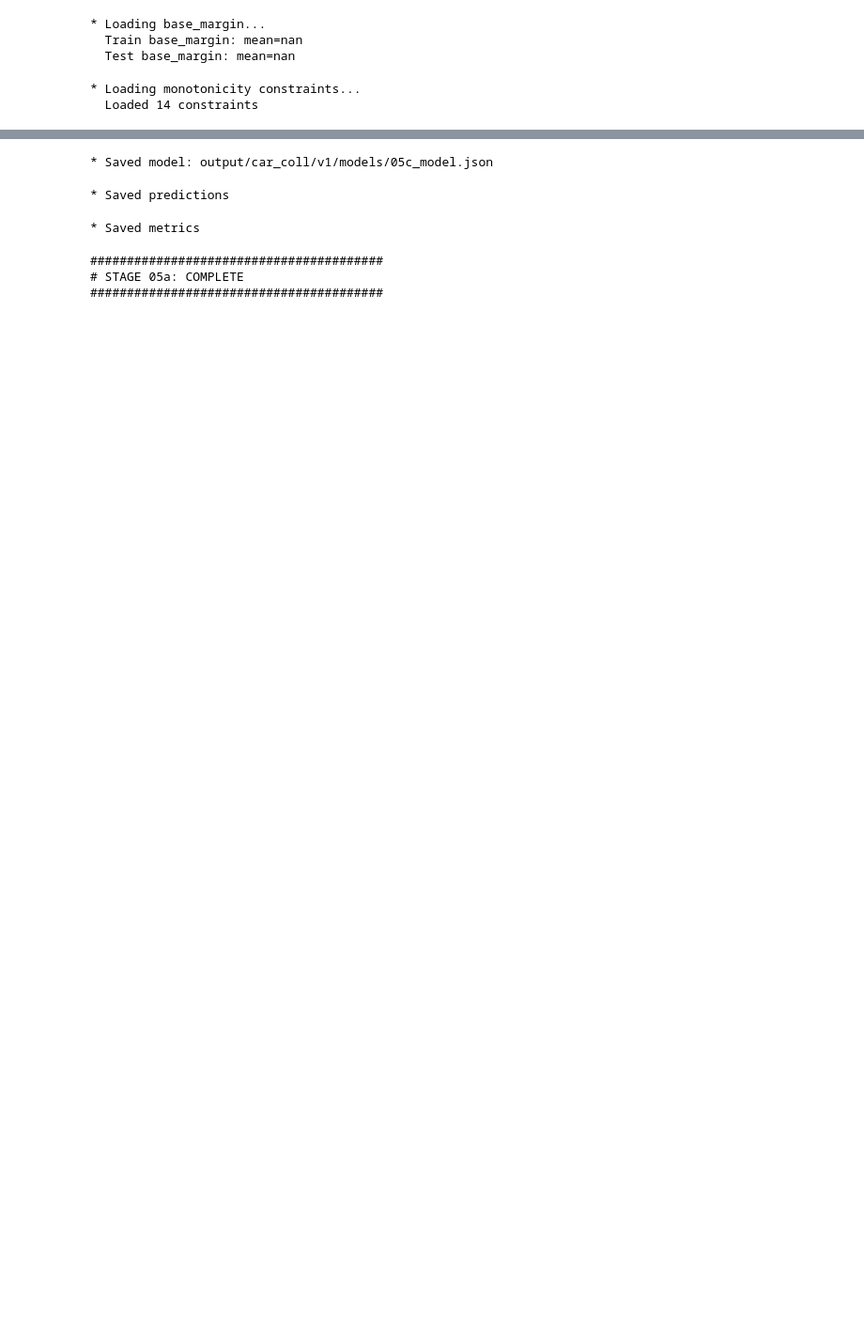
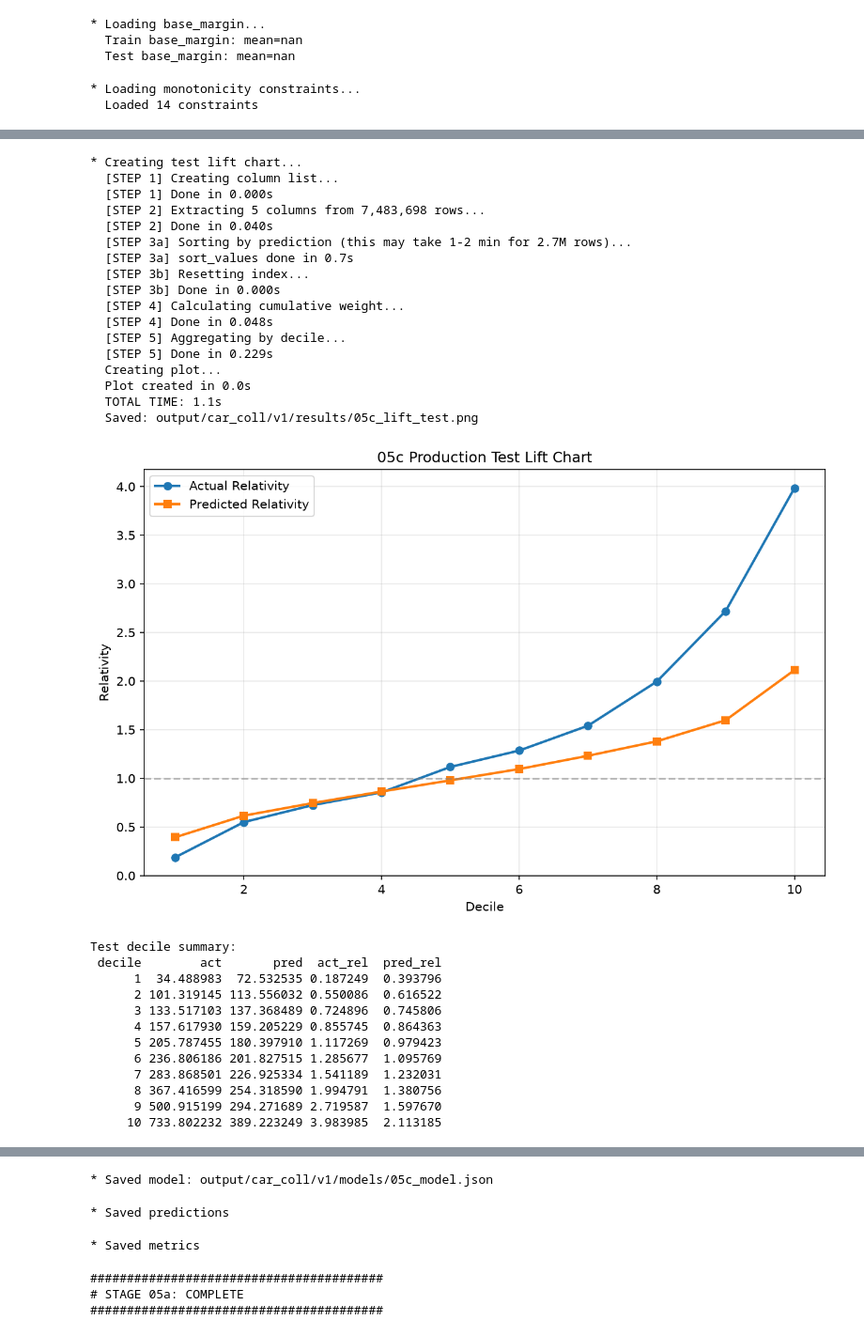
Before and after one commit to axspinnacle/26Dmodelv1, a Jupyter notebook: output/car_coll/v1/notebooks/05c_production.ipynb, the cells around one changed output, grey strips where cells are left out. Shown at 94% size. Cells and saved outputs as stored; diff of their text form; code cells hidden in the pictures; blank space fills up the shorter version.

```diff
--- a/output/car_coll/v1/notebooks/05c_production.ipynb
+++ b/output/car_coll/v1/notebooks/05c_production.ipynb
@@ -206,0 +283,49 @@ print(f"  Test MAE: {mae_test:.4f}, RMSE: {rmse_test:.4f}")
+# %%
+# Test lift chart
+print(f'\n* Creating test lift chart...')
+fig_test, table_test = create_lift_chart(
+    test_orig,
+    exposure,
+    bins=10,
+    title='05c Production Test Lift Chart'
+)
+
+chart_file = f'{output_base}/results/05c_lift_test.png'
+fig_test.savefig(chart_file, dpi=150, bbox_inches='tight')
+plt.close(fig_test)
+print(f'  Saved: {chart_file}')
+
+display(Image(chart_file))
+print('\nTest decile summary:')
+print(table_test[['decile', 'act', 'pred', 'act_rel', 'pred_rel']].to_string(index=False))
+# %% [output]
+* Creating test lift chart...
+  [STEP 1] Creating column list...
+  [STEP 1] Done in 0.000s
+  [STEP 2] Extracting 5 columns from 7,483,698 rows...
+  [STEP 2] Done in 0.040s
+  [STEP 3a] Sorting by prediction (this may take 1-2 min for 2.7M rows)...
+  [STEP 3a] sort_values done in 0.7s
+  [STEP 3b] Resetting index...
+  [STEP 3b] Done in 0.000s
+  [STEP 4] Calculating cumulative weight...
+  [STEP 4] Done in 0.048s
+  [STEP 5] Aggregating by decile...
+  [STEP 5] Done in 0.229s
+  Creating plot...
+  Plot created in 0.0s
+  TOTAL TIME: 1.1s
+  Saved: output/car_coll/v1/results/05c_lift_test.png
+[figure, added]
+Test decile summary:
+ decile        act       pred  act_rel  pred_rel
+      1  34.488983  72.532535 0.187249  0.393796
+      2 101.319145 113.556032 0.550086  0.616522
+      3 133.517103 137.368489 0.724896  0.745806
+      4 157.617930 159.205229 0.855745  0.864363
+      5 205.787455 180.397910 1.117269  0.979423
+      6 236.806186 201.827515 1.285677  1.095769
+      7 283.868501 226.925334 1.541189  1.232031
+      8 367.416599 254.318590 1.994791  1.380756
+      9 500.915199 294.271689 2.719587  1.597670
+     10 733.802232 389.223249 3.983985  2.113185
```
Also changed, not shown: parts of 8 cells of this notebook, 36 other files.
